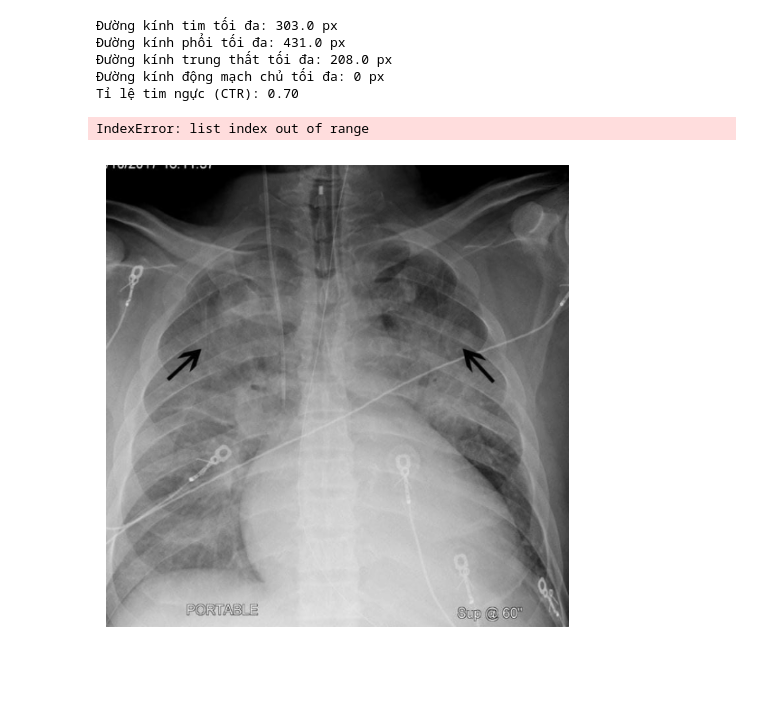
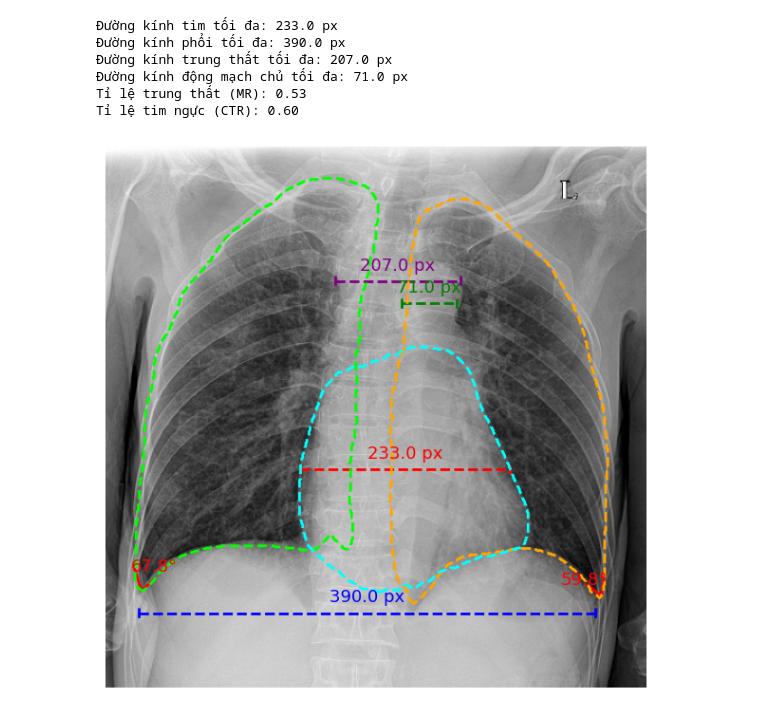
Before and after one commit to Tiendat06/NCKH2024, a Jupyter notebook: app/docs/test.ipynb, the cells around one changed output. Drawn from its saved outputs; the diff is of its cells as text; code cells hidden in the pictures; blank space fills up the shorter version.

```diff
--- a/app/docs/test.ipynb
+++ b/app/docs/test.ipynb
@@ -14,7 +14,7 @@ import torch
 import torchxrayvision as xrv
 
 # Load the image
-img = skimage.io.imread("../static/img/423472066_698823819127914_2411526179078620117_n.jpg")
+img = skimage.io.imread("../static/img/0c7a38f293d5f5e4846aa4ca6db4daf1.png")
 # print("Original shape:", img.shape)  # Check the shape of the loaded image
 
 # Normalize the image
@@ -515,11 +517,14 @@ aorta_max_diameter = measure_maximum_diameter(aorta_mask)
 
 # Step 2: Calculate CTR
 CTR = heart_max_diameter / lung_max_diameter
+MR = media_max_diameter / lung_max_diameter
 
 print("Đường kính tim tối đa:", heart_max_diameter, "px")
 print("Đường kính phổi tối đa:", lung_max_diameter, "px")
 print("Đường kính trung thất tối đa:", media_max_diameter, "px")
 print("Đường kính động mạch chủ tối đa:", aorta_max_diameter, "px")
+
+print(f"Tỉ lệ trung thất (MR): {MR:.2f}")
 print(f"Tỉ lệ tim ngực (CTR): {CTR:.2f}")
 
 # Create a figure
@@ -647,37 +652,39 @@ for idx, i in enumerate(target_indices):
               # Add angle measurement next to the lines
               # plt.text(mid_x1, mid_y1, f'{angle:.1f}°', color='blue', fontsize=10, ha='center', va='center')
               plt.text(mid_x2+15, mid_y2-12, f'{angle:.1f}°', color='r', fontsize=13, ha='center', va='center')
 
+
+# ----------------------------------------------------------------------------------------------------------
 #Vẽ phân đoạn
 # Create a blank canvas to combine the masks
 combined_mask = np.zeros_like(img[0], dtype=np.uint8)
 
 # Indices for the masks you want to combine
 #Vẽ phân đoạn
 
 target_indices = [4,5,8]  # Indices for left lung, right lung, and heart
 
 # Custom colors for each contour
 contour_colors = ['orange', 'lime', 'cyan', 'magenta', 'magenta', 'yellow', 'black', 'black',
                   'orange', 'purple', 'green', 'brown', 'gray', 'lime']
 
 # Iterate through the predicted masks and plot each contour separately
 for idx, i in enumerate(target_indices):
     mask = pred[0, i]
     combined_mask[mask > 0] = idx + 1  # Assign a unique value to each mask
 
     # Find and plot the contours of the mask
     contours = find_contours(combined_mask, level=idx + 0.1)
     for contour in contours:
         plt.plot(contour[:, 1], contour[:, 0], linestyle='--', linewidth=2,  color=contour_colors[idx])
 #Adjust layout and show the plot
 plt.tight_layout()
 plt.show()
 # %% [output]
-Đường kính tim tối đa: 303.0 px
-Đường kính phổi tối đa: 431.0 px
-Đường kính trung thất tối đa: 208.0 px
-Đường kính động mạch chủ tối đa: 0 px
-Tỉ lệ tim ngực (CTR): 0.70
+Đường kính tim tối đa: 233.0 px
+Đường kính phổi tối đa: 390.0 px
+Đường kính trung thất tối đa: 207.0 px
+Đường kính động mạch chủ tối đa: 71.0 px
+Tỉ lệ trung thất (MR): 0.53
+Tỉ lệ tim ngực (CTR): 0.60
-IndexError: list index out of range
-[figure, old version]
+[figure, new version]
```
Also changed, not shown: parts of 5 cells of this notebook, 30 other files.
